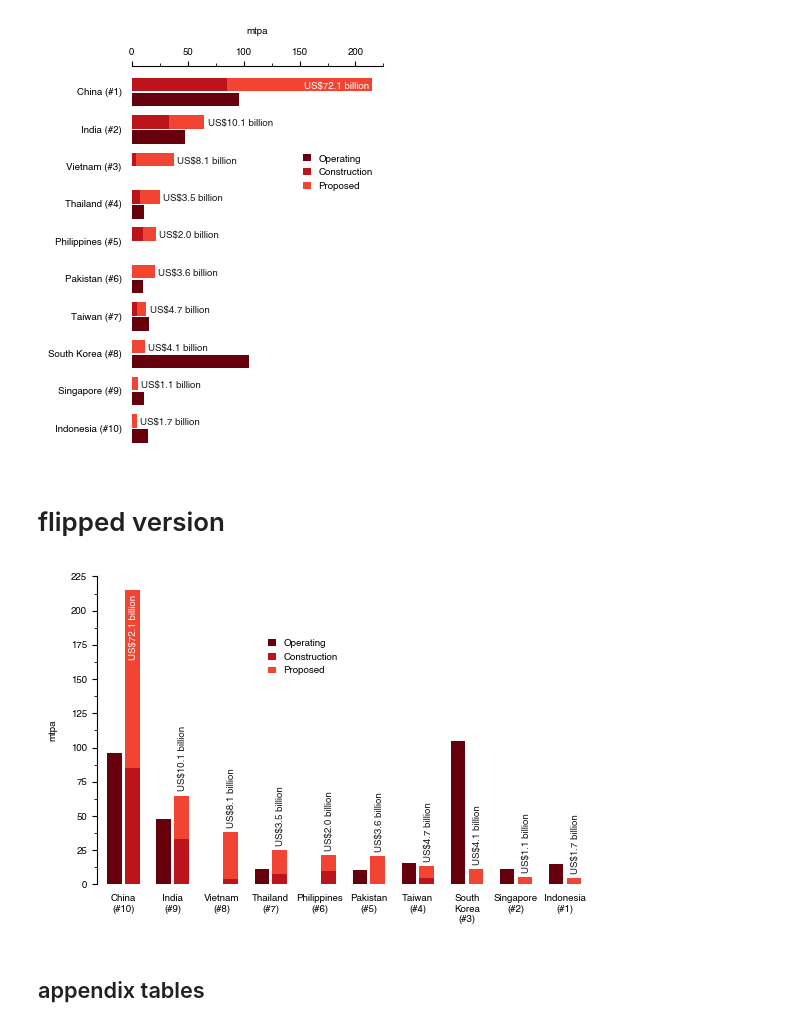
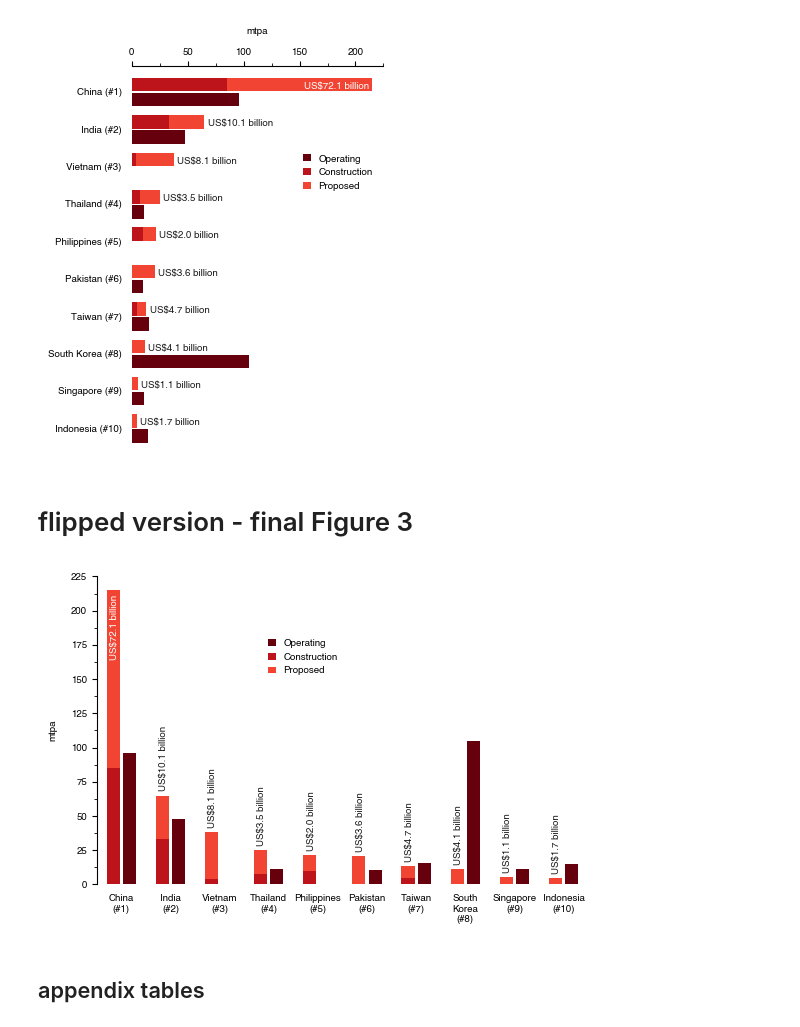
Before and after one commit to GlobalEnergyMonitor/GOIT-GGIT-research, a Jupyter notebook: asia-lng-2022/notebooks/ggit-terminals-2022-report-research-for-asia-LNG-report.ipynb, the cells around one changed output. Drawn from its saved outputs; the diff is of its cells as text; code cells hidden in the pictures.

```diff
--- a/asia-lng-2022/notebooks/ggit-terminals-2022-report-research-for-asia-LNG-report.ipynb
+++ b/asia-lng-2022/notebooks/ggit-terminals-2022-report-research-for-asia-LNG-report.ipynb
@@ -1799,10 +1741,10 @@ mp.savefig('saved-figures/panel-bar-plots-top10-with-costs-grouped-bars.pdf', bb
 # %% [output]
 [figure]
 # %% [markdown]
-# flipped version
+# flipped version - final Figure 3
 # %%
 font_size=7
-spread_out=2.75
+spread_out=3
 ytop1 = 225
 set_width=0.8
 
@@ -1811,7 +1753,7 @@ use_this_df = mtpa_by_country_import_df.copy().loc[mtpa_by_country_import_df.ind
     region_dict_df.loc[region_dict_df.AsiaGasTracker=='Yes']['Country'].tolist())
                                                   ].sort_values('Proposed+Construction', ascending=True)[-n_countries:][::-1]
 
-yaxis_labels = [use_this_df.index.tolist()[i] + ' (#'+str(10-i)+')' for i in range(n_countries)]
+yaxis_labels = [use_this_df.index.tolist()[i] + ' (#'+str(i+1)+')' for i in range(n_countries)]
 yaxis_labels = [textwrap.fill(i, 5, break_long_words=False) for i in yaxis_labels] # wrap beyond 10 characters
 
 use_this_df_costs = cost_by_country_import_df.copy()/1e9
@@ -1830,19 +1772,19 @@ gs = matplotlib.gridspec.GridSpec(nrows=1, ncols=1, figure=fig,
 ax1 = fig.add_subplot(gs[0,0])
 
 ax1.bar(height=use_this_df['Operating'],
-         x=numpy.arange(n_countries)*spread_out,
+         x=numpy.arange(n_countries)*spread_out+1,
          color=tracker_operating,
          label='Operating',
          width=set_width)
 
 ax1.bar(height=use_this_df['Construction'],
-         x=numpy.arange(n_countries)*spread_out+1,
+         x=numpy.arange(n_countries)*spread_out,
          color=tracker_construction,
          label='Construction',
          width=set_width)
 
 ax1.bar(height=use_this_df['Proposed'],
-         x=numpy.arange(n_countries)*spread_out+1,
+         x=numpy.arange(n_countries)*spread_out,
          bottom=use_this_df['Construction'],
          color=tracker_proposed,
          label='Proposed',
@@ -1864,39 +1806,39 @@ for i in range(n_countries):
     if use_this_df.index[i]=='China':
         ax1.text(s=capex_text[i],
                  y=use_this_df[['Proposed','Construction']].sum(axis=1).values[i]-3,
-                 x=(numpy.arange(n_countries)*spread_out)[i]+1+0.1*set_width,
+                 x=(numpy.arange(n_countries)*spread_out)[i]+0.1*set_width,
                  fontsize=font_size,
                  color='1', rotation=90,
                  ha='center', va='top')
     else:
         ax1.text(s=capex_text[i],
                  y=use_this_df[['Proposed','Construction']].sum(axis=1).values[i]+3,
-                 x=(numpy.arange(n_countries)*spread_out)[i]+1+0.1*set_width,
+                 x=(numpy.arange(n_countries)*spread_out)[i]+0.1*set_width,
                  fontsize=font_size,
                  color='0.1', rotation=90,
                  ha='center', va='bottom')
 
 ax1.xaxis.set_ticks(numpy.arange(n_countries)*spread_out+0.5)
 ax1.xaxis.set_ticklabels(yaxis_labels, ha='center', va='top')
 
 # combine legends
 ax1_h,ax1_l = ax1.get_legend_handles_labels()
 ax1.legend(ax1_h, ax1_l,
            fontsize=font_size, frameon=False, handlelength=0.75, loc=(0.333,0.666))
 
 ax1.set_ylabel('mtpa', size=font_size, labelpad=10)
 
 #ax1.xaxis.grid()
 #fig.tight_layout()
 
 mp.savefig('saved-figures/panel-bar-plots-top10-with-costs-grouped-bars-flipped.png', bbox_inches='tight',
            dpi=600, transparent=True)
 mp.savefig('saved-figures/panel-bar-plots-top10-with-costs-grouped-bars-flipped.svg', bbox_inches='tight',
            transparent=True)
 mp.savefig('saved-figures/panel-bar-plots-top10-with-costs-grouped-bars-flipped.pdf', bbox_inches='tight',
            transparent=True)
 # %% [output]
-[figure, old version]
+[figure, new version]
 # %% [markdown]
 ## appendix tables
 # %% [markdown]
```
Also changed, not shown: parts of 15 cells of this notebook, 5 other files.
